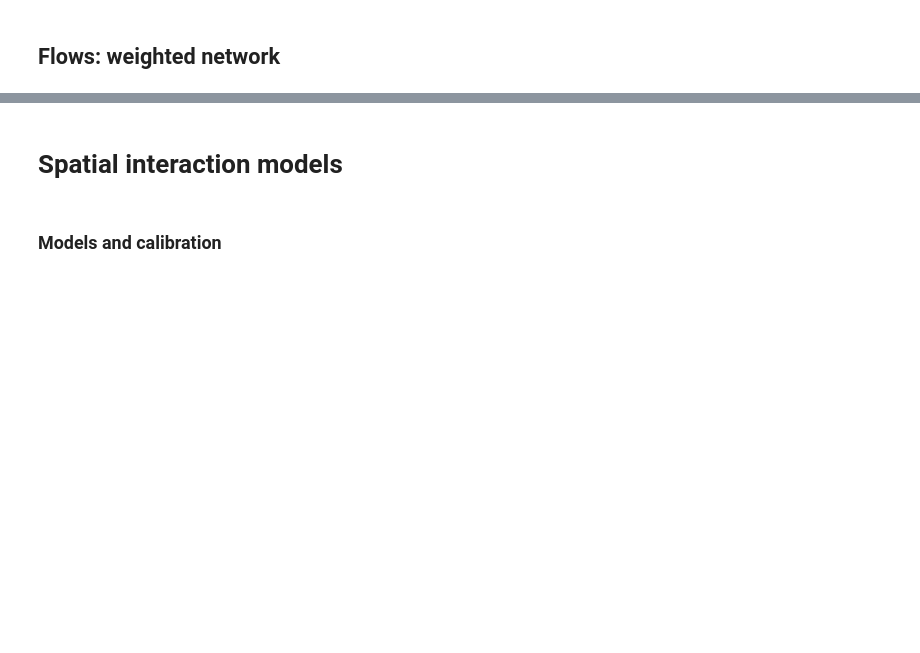
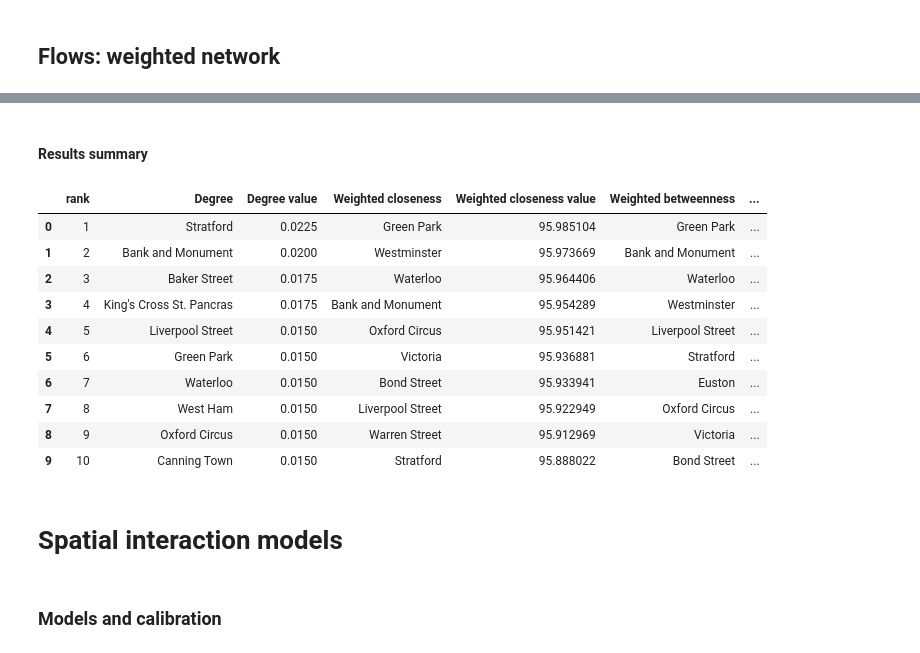
Before and after one commit to rpoandres/US_Assessment, a Jupyter notebook: US_Assessment.ipynb, the cells around one changed output, grey strips where cells are left out. Saved outputs shown, nothing was run; the diff lists cells and outputs as text; code cells hidden in the pictures; blank space fills up the shorter version.

Commit message:
Weighted centrality measure results

```diff
--- a/US_Assessment.ipynb
+++ b/US_Assessment.ipynb
@@ -795,0 +1024,3 @@ print(nx.info(G_w))
+# %%
+# Assignning non-zero value in flows
+nx.set_edge_attributes(G_w, {('Wandsworth Road', 'Battersea Park'): {'flows': 1}, ('Kennington', 'Nine Elms'): {'flows': 1}, ('Battersea Power Station', 'Nine Elms'): {'flows': 1}})
@@ -795,0 +1052,6 @@ print(nx.info(G_w))
+# %%
+# Invert the flows as it is supposed to be a distance
+inv_flows={(e1, e2):round(1./flows,7) for e1, e2, flows in G_w.edges(data='flows')}
+
+# Let us add the inverted weight as an attribute to the edges in the graph
+nx.set_edge_attributes(G_w, inv_flows, 'inv_flows')
@@ -796,3 +1119,46 @@ print(nx.info(G_w))
+# %% [markdown]
+#### Results summary
+# %%
+df_ranking_w = pd.DataFrame()
+rank = list(range(1, df_centrality.shape[0]+1))
+df_ranking_w['rank'] = rank
+
+degree_rank = df_centrality_w.sort_values(by='degree',ascending=False).index.values.tolist()
+degree_value = df_centrality_w['degree'].sort_values(ascending=False).values.tolist()
+# degree_rank_w = df_centrality_w.sort_values(by='degree_w',ascending=False).index.values.tolist()
+# degree_value_w = df_centrality_w['degree_w'].sort_values(ascending=False).values.tolist()
+clos_rank_w = df_centrality_w.sort_values(by='closeness_w',ascending=False).index.values.tolist()
+clos_value_w = df_centrality_w['closeness_w'].sort_values(ascending=False).values.tolist()
+bet_rank_w = df_centrality_w.sort_values(by='betweenness_w',ascending=False).index.values.tolist()
+bet_value_w = df_centrality_w['betweenness_w'].sort_values(ascending=False).values.tolist()
+eig_rank_w = df_centrality_w.sort_values(by='eigenvector_w',ascending=False).index.values.tolist()
+eig_value_w = df_centrality_w['eigenvector_w'].sort_values(ascending=False).values.tolist()
+
+
+df_ranking_w['Degree'] = degree_rank
+df_ranking_w['Degree value'] = degree_value
+# df_ranking_w['Weighted Degree'] = degree_rank_w
+# df_ranking_w['Weighted degree value'] = degree_value_w
+df_ranking_w['Weighted closeness'] = clos_rank_w
+df_ranking_w['Weighted closeness value'] = clos_value_w
+df_ranking_w['Weighted betweenness'] = bet_rank_w
+df_ranking_w['Weighted betweenness value'] = bet_value_w
+df_ranking_w['Eigenvector'] = eig_rank_w
+df_ranking_w['Eigenvector value'] = eig_value_w
+
+df_ranking_w.head(10)
+# %% [output]
+|  | rank | Degree | Degree value | Weighted closeness | Weighted closeness value | Weighted betweenness | ... |
+| 0 | 1 | Stratford | 0.0225 | Green Park | 95.985104 | Green Park | ... |
+| 1 | 2 | Bank and Monument | 0.0200 | Westminster | 95.973669 | Bank and Monument | ... |
+| 2 | 3 | Baker Street | 0.0175 | Waterloo | 95.964406 | Waterloo | ... |
+| 3 | 4 | King's Cross St. Pancras | 0.0175 | Bank and Monument | 95.954289 | Westminster | ... |
+| 4 | 5 | Liverpool Street | 0.0150 | Oxford Circus | 95.951421 | Liverpool Street | ... |
+| 5 | 6 | Green Park | 0.0150 | Victoria | 95.936881 | Stratford | ... |
+| 6 | 7 | Waterloo | 0.0150 | Bond Street | 95.933941 | Euston | ... |
+| 7 | 8 | West Ham | 0.0150 | Liverpool Street | 95.922949 | Oxford Circus | ... |
+| 8 | 9 | Oxford Circus | 0.0150 | Warren Street | 95.912969 | Victoria | ... |
+| 9 | 10 | Canning Town | 0.0150 | Stratford | 95.888022 | Bond Street | ... |
 # %% [markdown]
 # Spatial interaction models
 # %% [markdown]
```
Also changed, not shown: parts of 63 cells of this notebook, 1 other file.
